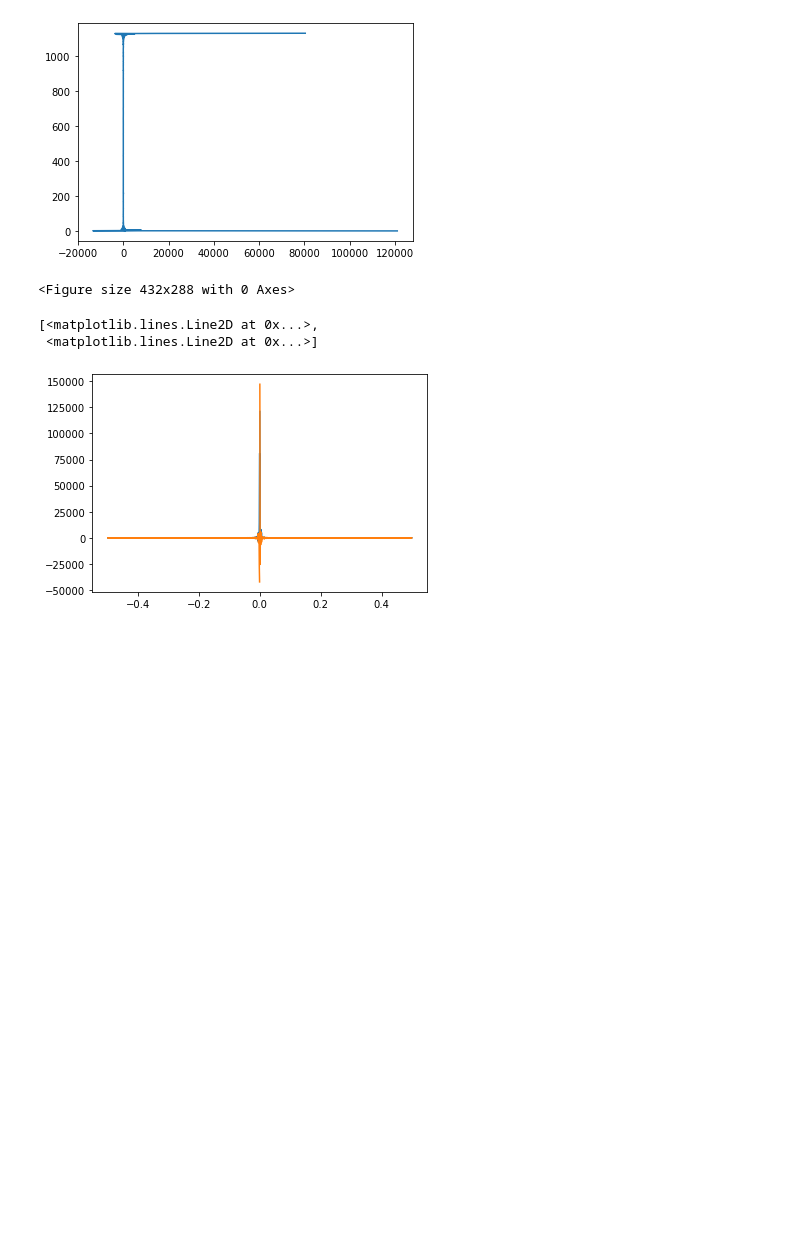
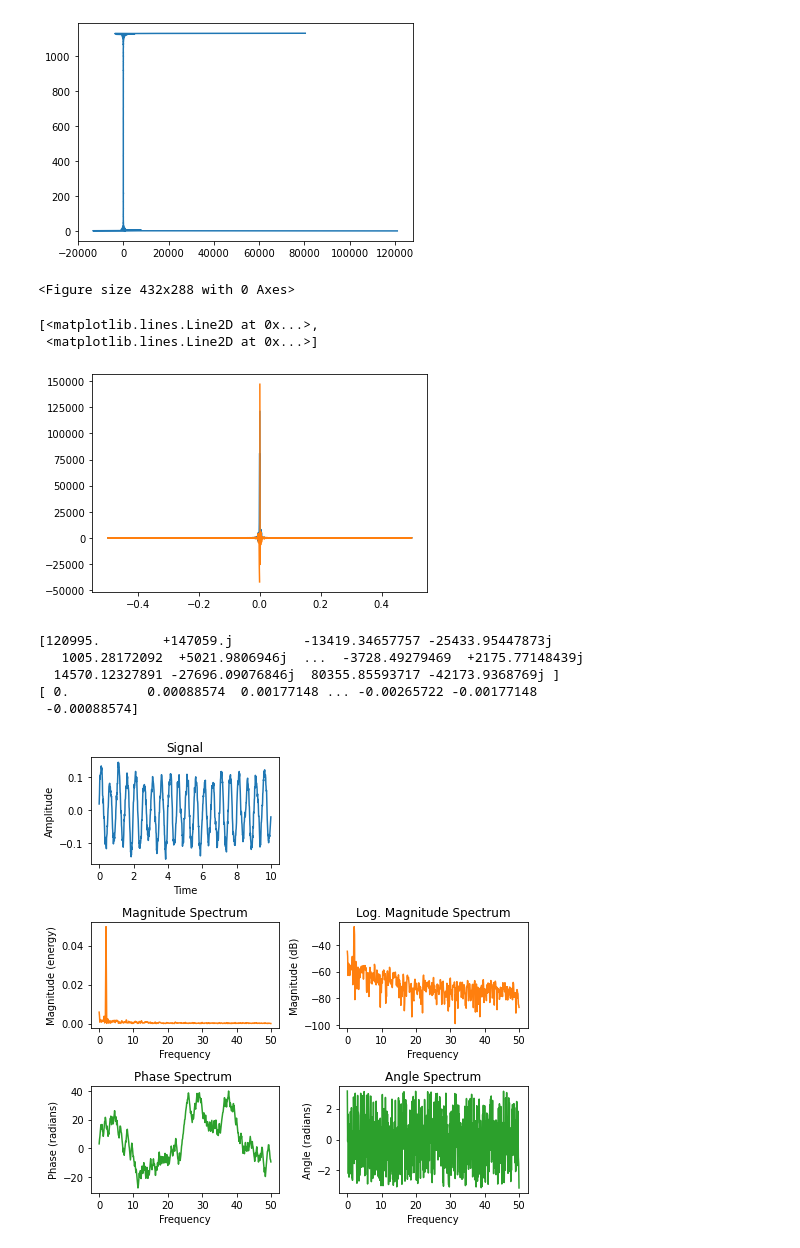
Before and after one commit to Dombearx/piro1, a Jupyter notebook: Run.ipynb, the cells around one changed output. Cells and saved outputs as stored; diff of their text form; code cells hidden in the pictures; blank space fills up the shorter version.

```diff
--- a/Run.ipynb
+++ b/Run.ipynb
@@ -205,5 +164,7 @@ plt.figure()
 [figure]
 <Figure size 432x288 with 0 Axes>
+# %%
+test_contours = np.floor(find_contours(numpyImages[0],0.5)[0])
 # %%
 tc = []
 
@@ -289,11 +197,11 @@ for image in numpyImages:
     contours.append(np.floor(find_contours(image,0.5)[0]))
 
 for c in contours:
-    tc = []
+    tc2 = []
     for x,y in c:
-        tc.append(x + 1j * y)
-    tc = np.array(tc)
-    tc_complex.append(tc)
+        tc2.append(x + 1j * y)
+    tc2 = np.array(tc2)
+    tc_complex.append(tc2)
 
 fig, axs = plt.subplots(6,2, figsize=(24,24))
 
@@ -319,8 +220,0 @@ for x,y in tc:
-# %%
-pixelContours_complex = []
-
-
-for x,y in pixelContours:
-    pixelContours_complex.append(x + 1j * y)
-
-pixelContours_complex = np.array(pixelContours_complex)
@@ -393,3 +289,59 @@ plt.plot(freq, sp.real, freq, sp.imag)
 [<matplotlib.lines.Line2D at 0x...>,
  <matplotlib.lines.Line2D at 0x...>]
 [figure]
+# %%
+import matplotlib.pyplot as plt
+import numpy as np
+
+
+np.random.seed(0)
+
+dt = 0.01  # sampling interval
+Fs = 1 / dt  # sampling frequency
+t = np.arange(0, 10, dt)
+
+# generate noise:
+nse = np.random.randn(len(t))
+r = np.exp(-t / 0.05)
+cnse = np.convolve(nse, r) * dt
+cnse = cnse[:len(t)]
+
+s = 0.1 * np.sin(4 * np.pi * t) + cnse  # the signal
+
+sp = np.fft.fft(tc_complex)
+freq = np.fft.fftfreq(tc_complex.shape[-1])
+print(sp)
+print(freq)
+
+fig, axes = plt.subplots(nrows=3, ncols=2, figsize=(7, 7))
+
+# plot time signal:
+axes[0, 0].set_title("Signal")
+axes[0, 0].plot(t, s, color='C0')
+axes[0, 0].set_xlabel("Time")
+axes[0, 0].set_ylabel("Amplitude")
+
+# plot different spectrum types:
+axes[1, 0].set_title("Magnitude Spectrum")
+axes[1, 0].magnitude_spectrum(s, Fs=Fs, color='C1')
+
+axes[1, 1].set_title("Log. Magnitude Spectrum")
+axes[1, 1].magnitude_spectrum(s, Fs=Fs, scale='dB', color='C1')
+
+axes[2, 0].set_title("Phase Spectrum ")
+axes[2, 0].phase_spectrum(s, Fs=Fs, color='C2')
+
+axes[2, 1].set_title("Angle Spectrum")
+axes[2, 1].angle_spectrum(s, Fs=Fs, color='C2')
+
+axes[0, 1].remove()  # don't display empty ax
+
+fig.tight_layout()
+plt.show()
+# %% [output]
+[120995.        +147059.j         -13419.34657757 -25433.95447873j
+   1005.28172092  +5021.9806946j  ...  -3728.49279469  +2175.77148439j
+  14570.12327891 -27696.09076846j  80355.85593717 -42173.9368769j ]
+[ 0.          0.00088574  0.00177148 ... -0.00265722 -0.00177148
+ -0.00088574]
+[figure, added]
```
Also changed, not shown: parts of 26 cells of this notebook.
